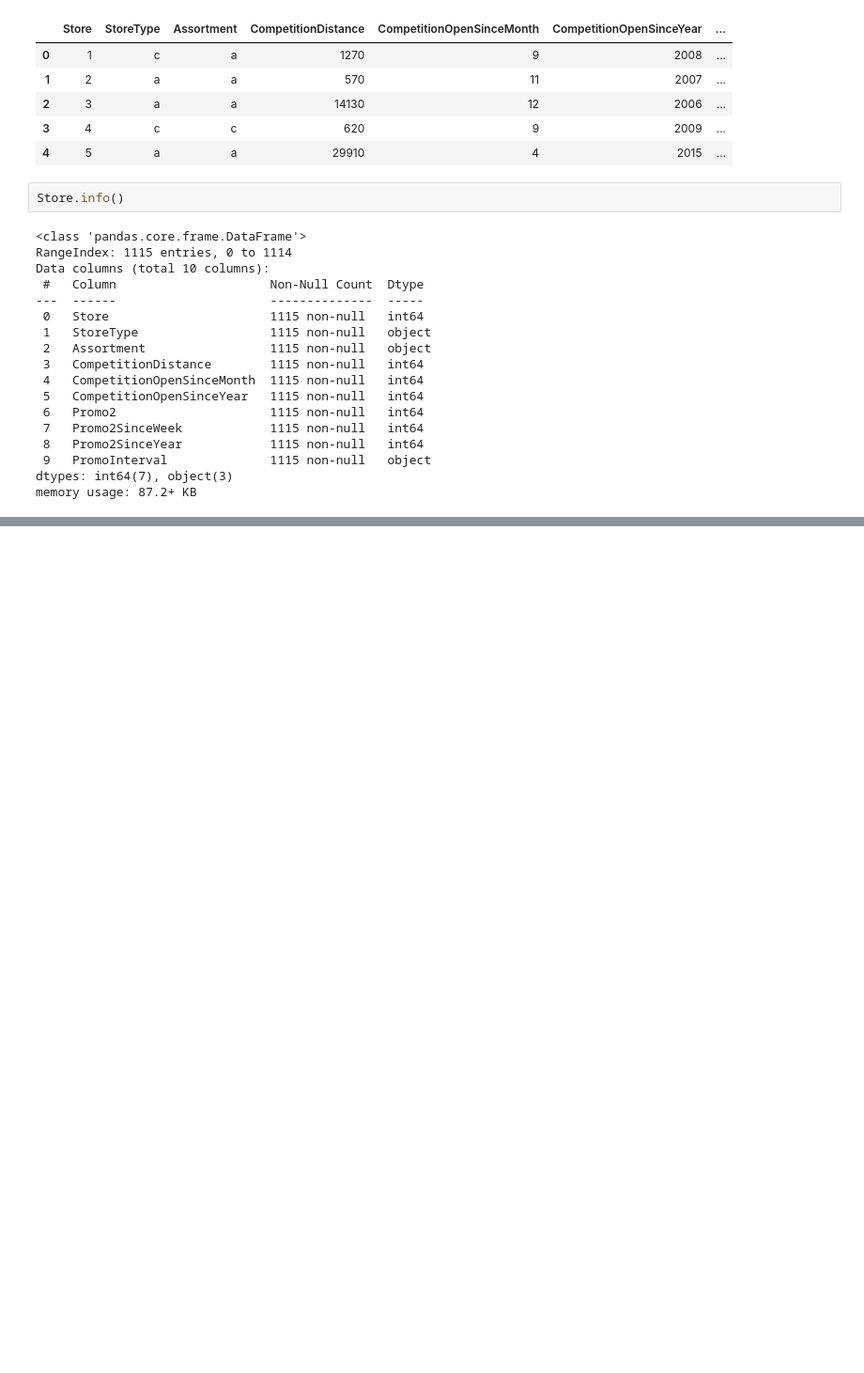
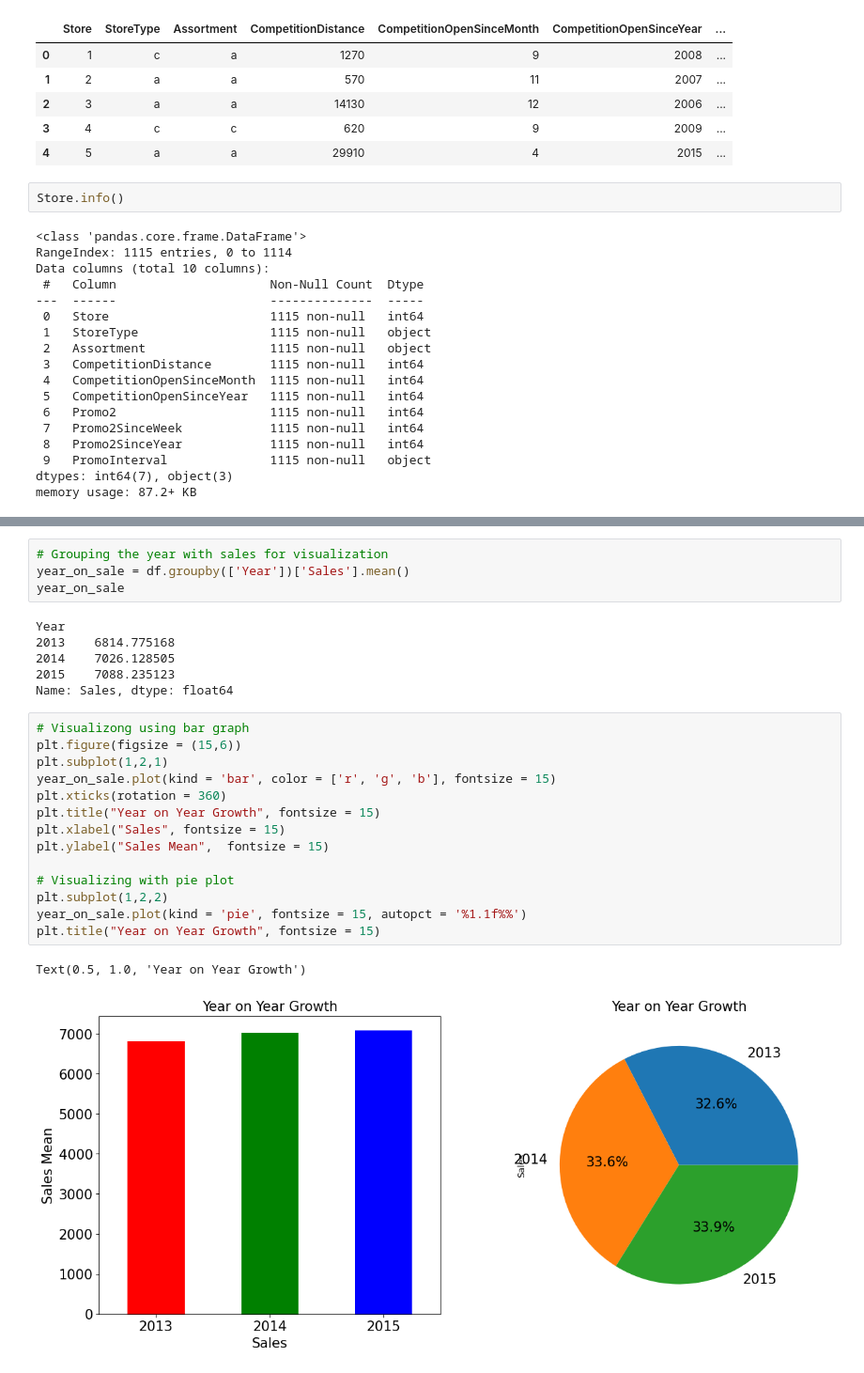
Before and after one commit to Rahul-Chouhan-407/Retail-Sales-Prediction, a Jupyter notebook: Retail_Sales_Prediction_by_Rahul_Chouhan.ipynb, the cells around one changed output, grey strips where cells are left out. Shown at 94% size. Saved outputs shown, nothing was run; the diff lists cells and outputs as text; blank space fills up the shorter version.

```diff
--- a/Retail_Sales_Prediction_by_Rahul_Chouhan.ipynb
+++ b/Retail_Sales_Prediction_by_Rahul_Chouhan.ipynb
@@ -323,0 +376,27 @@ memory usage: 87.2+ KB
+# %%
+# Grouping the year with sales for visualization
+year_on_sale = df.groupby(['Year'])['Sales'].mean()
+year_on_sale
+# %% [output]
+Year
+2013    6814.775168
+2014    7026.128505
+2015    7088.235123
+Name: Sales, dtype: float64
+# %%
+# Visualizong using bar graph
+plt.figure(figsize = (15,6))
+plt.subplot(1,2,1)
+year_on_sale.plot(kind = 'bar', color = ['r', 'g', 'b'], fontsize = 15)
+plt.xticks(rotation = 360)
+plt.title("Year on Year Growth", fontsize = 15)
+plt.xlabel("Sales", fontsize = 15)
+plt.ylabel("Sales Mean",  fontsize = 15)
+
+# Visualizing with pie plot
+plt.subplot(1,2,2)
+year_on_sale.plot(kind = 'pie', fontsize = 15, autopct = '%1.1f%%')
+plt.title("Year on Year Growth", fontsize = 15)
+# %% [output]
+Text(0.5, 1.0, 'Year on Year Growth')
+[figure, added]
```
Also changed, not shown: parts of 71 cells of this notebook.
